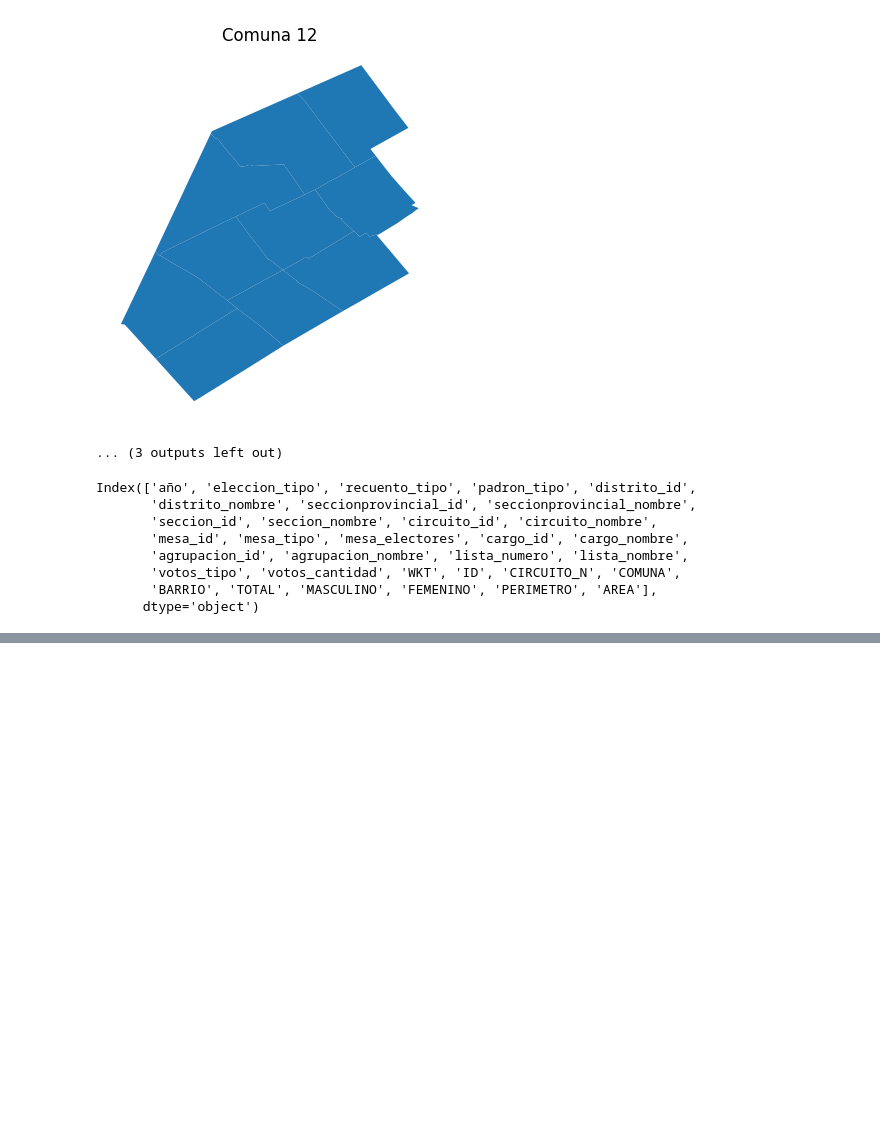
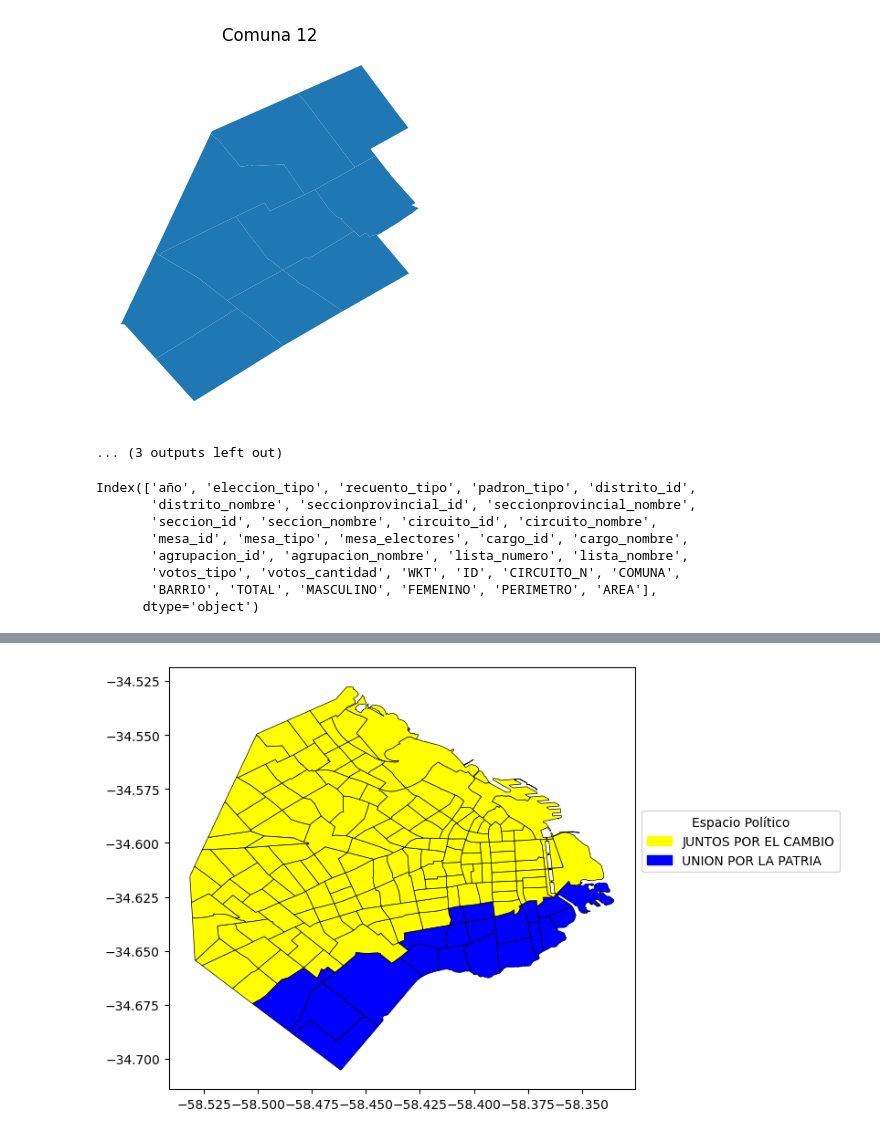
Before and after one commit to nicolasfaccini/Analisis-Elecciones-Generales-2023-Python, a Jupyter notebook: TrabajoGeneral.ipynb, the cells around one changed output, grey strips where cells are left out. Cells and saved outputs as stored; diff of their text form; code cells hidden in the pictures; blank space fills up the shorter version.

```diff
--- a/TrabajoGeneral.ipynb
+++ b/TrabajoGeneral.ipynb
@@ -395,0 +496,23 @@ COMUNA
+# %%
+colores_politicos = {
+    "JUNTOS POR EL CAMBIO": "yellow",
+    "UNION POR LA PATRIA": "blue",
+
+}
+
+votos_por_comuna = gdf_muestra.groupby(['COMUNA', 'agrupacion_nombre'])['votos_cantidad'].sum().reset_index()
+votos_maximos_por_comuna = votos_por_comuna.sort_values('votos_cantidad', ascending=False).drop_duplicates('COMUNA')
+gdf_votos_maximos = gdf_muestra[['COMUNA', 'geometry']].drop_duplicates().merge(votos_maximos_por_comuna, on='COMUNA')
+
+
+gdf_votos_maximos['color'] = gdf_votos_maximos['agrupacion_nombre'].map(colores_politicos)
+
+fig, ax = plt.subplots(1, 1, figsize=(10, 6))
+gdf_votos_maximos.plot(ax=ax, color=gdf_votos_maximos['color'], edgecolor='black', linewidth=0.5)
+
+legend_elements = [mpatches.Patch(color=color, label=party) for party, color in colores_politicos.items()]
+ax.legend(handles=legend_elements, loc='lower left', bbox_to_anchor=(1, 0.5), title='Espacio Político')
+
+plt.show()
+# %% [output]
+[figure, added]
```
Also changed, not shown: parts of 18 cells of this notebook.
